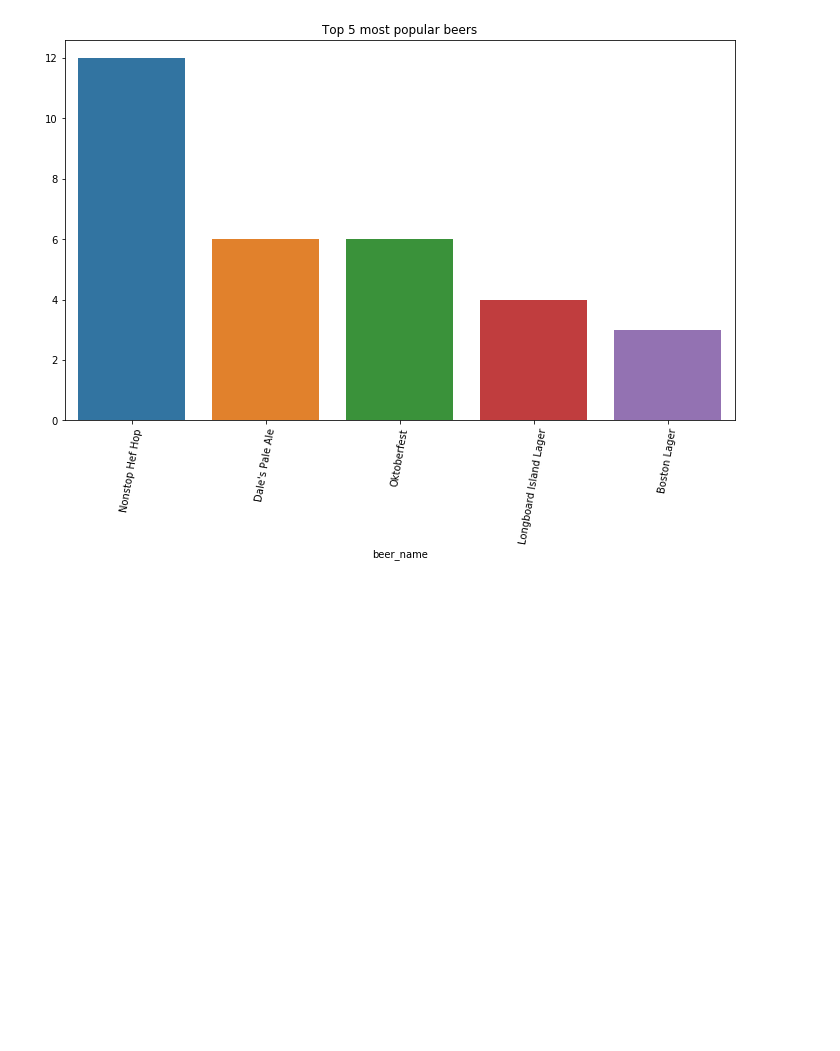
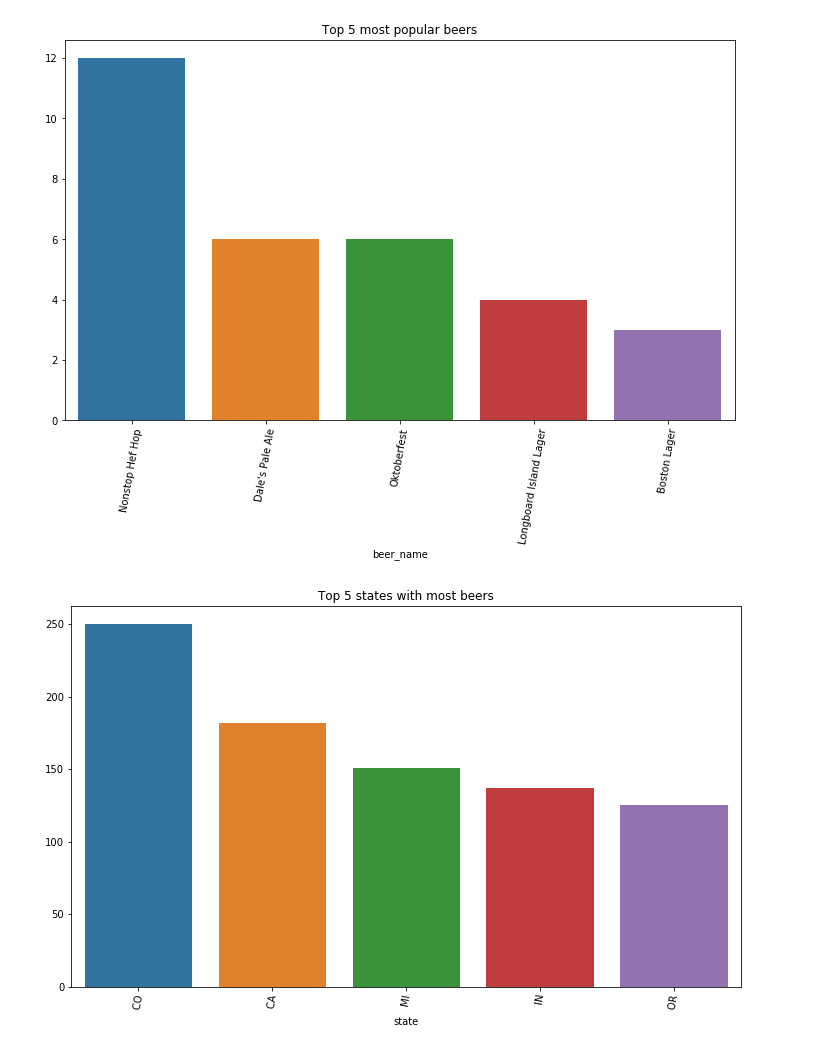
Before and after one commit to adinas94/Craft_Beer_Project, a Jupyter notebook: EDA.ipynb, the cells around one changed output. Drawn from its saved outputs; the diff is of its cells as text; code cells hidden in the pictures; blank space fills up the shorter version.

Commit message:
EDA histograms

```diff
--- a/EDA.ipynb
+++ b/EDA.ipynb
@@ -247,5 +247,14 @@ plt.title('Top 5 most popular beers')
 plt.xticks(rotation=80);
 # %% [output]
 [figure]
+# %%
+#Identify top 5 states with most beers
+plt.figure(figsize=(12,7))
+topstate = df.groupby('state').size().sort_values(ascending=False).head(5)
+sns.barplot(topstate.index, topstate.values)
+plt.title('Top 5 states with most beers')
+plt.xticks(rotation=80);
+# %% [output]
+[figure, added]
 # %%
 #Binning and OHE variables
```
